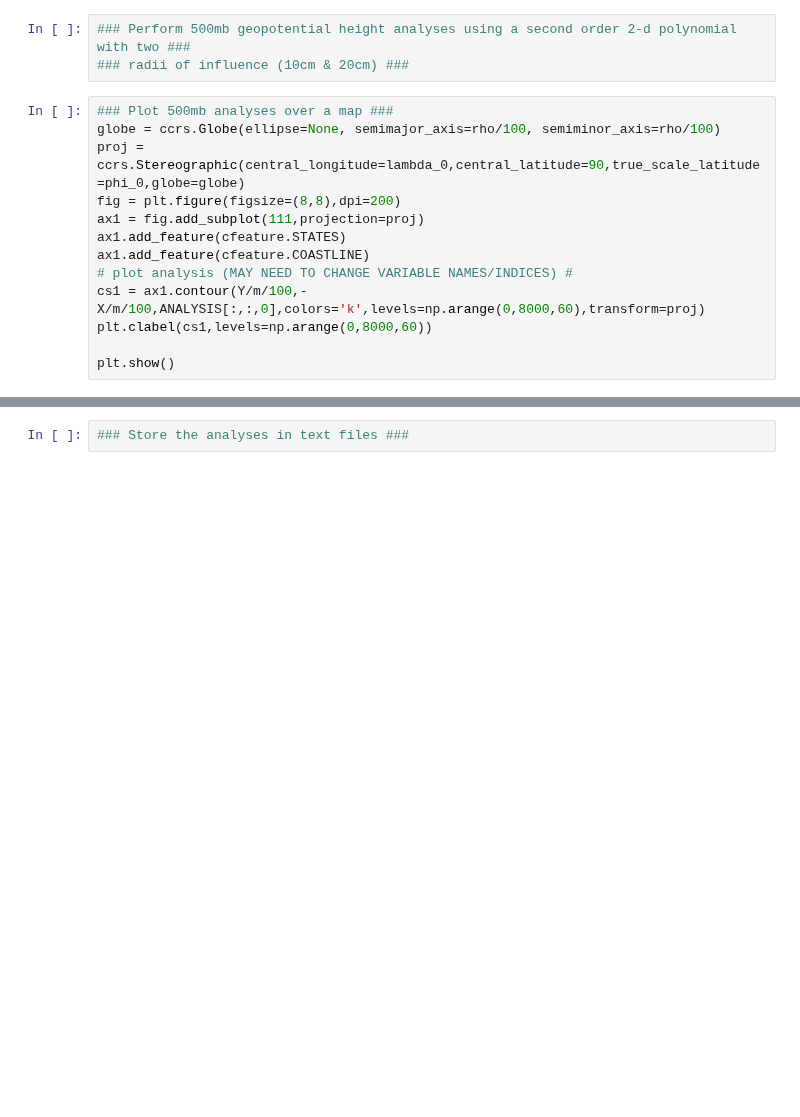
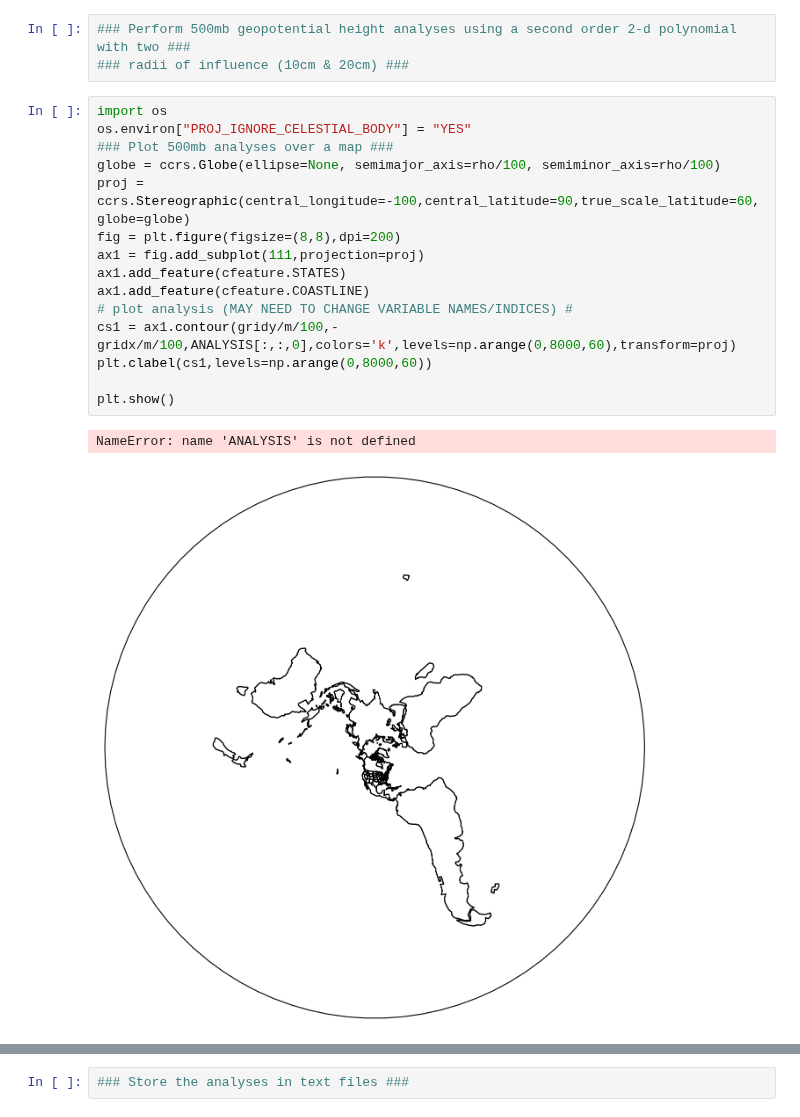
Before and after one commit to Old-World-Yew/ATSC528, a Jupyter notebook: 2-Function_Fitting/function_fitting.ipynb, the cells around one changed output, grey strips where cells are left out. Saved outputs shown, nothing was run; the diff lists cells and outputs as text; blank space fills up the shorter version.

```diff
--- a/2-Function_Fitting/function_fitting.ipynb
+++ b/2-Function_Fitting/function_fitting.ipynb
@@ -82,18 +144,23 @@ IndexError: index 135 is out of bounds for axis 0 with size 135
 ### Perform 500mb geopotential height analyses using a second order 2-d polynomial with two ###
 ### radii of influence (10cm & 20cm) ###
 # %%
+import os
+os.environ["PROJ_IGNORE_CELESTIAL_BODY"] = "YES"
 ### Plot 500mb analyses over a map ###
 globe = ccrs.Globe(ellipse=None, semimajor_axis=rho/100, semiminor_axis=rho/100)
-proj = ccrs.Stereographic(central_longitude=lambda_0,central_latitude=90,true_scale_latitude=phi_0,globe=globe)
+proj = ccrs.Stereographic(central_longitude=-100,central_latitude=90,true_scale_latitude=60,globe=globe)
 fig = plt.figure(figsize=(8,8),dpi=200)
 ax1 = fig.add_subplot(111,projection=proj)
 ax1.add_feature(cfeature.STATES)
 ax1.add_feature(cfeature.COASTLINE)
 # plot analysis (MAY NEED TO CHANGE VARIABLE NAMES/INDICES) #
-cs1 = ax1.contour(Y/m/100,-X/m/100,ANALYSIS[:,:,0],colors='k',levels=np.arange(0,8000,60),transform=proj)
+cs1 = ax1.contour(gridy/m/100,-gridx/m/100,ANALYSIS[:,:,0],colors='k',levels=np.arange(0,8000,60),transform=proj)
 plt.clabel(cs1,levels=np.arange(0,8000,60))
 
 plt.show()
+# %% [output]
+NameError: name 'ANALYSIS' is not defined
+[figure, added]
 # %%
 ### Plot number of observations available to polynomial fitting scheme for each grid point ###
 globe = ccrs.Globe(ellipse=None, semimajor_axis=rho/100, semiminor_axis=rho/100)
```
Also changed, not shown: parts of 4 cells of this notebook.
